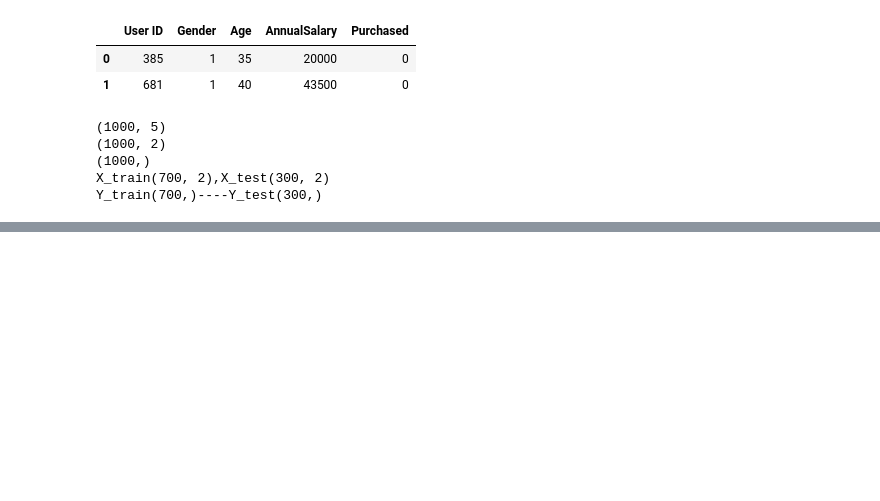
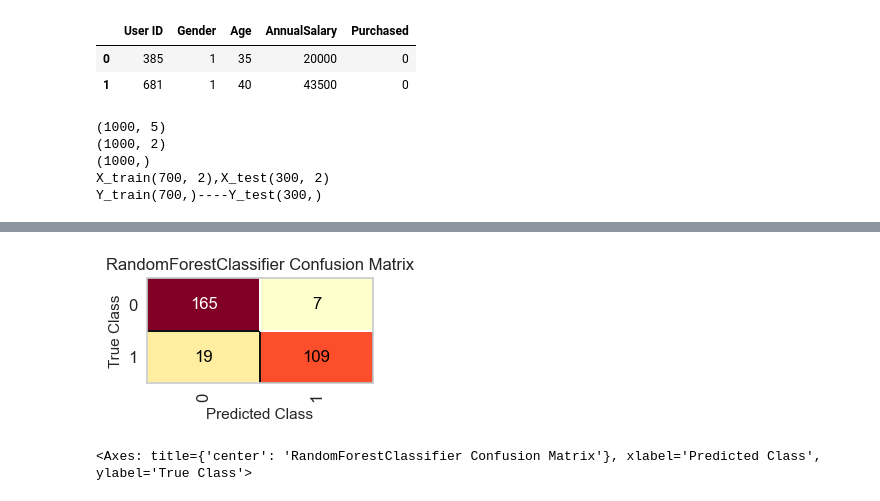
Before and after one commit to jluis-ml/Proyecto-venta-de-autos, a Jupyter notebook: 5_Final_Modelling.ipynb, the cells around one changed output, grey strips where cells are left out. Drawn from its saved outputs; the diff is of its cells as text; code cells hidden in the pictures; blank space fills up the shorter version.

```diff
--- a/5_Final_Modelling.ipynb
+++ b/5_Final_Modelling.ipynb
@@ -521,0 +555,9 @@ Accuracy del modelo en los datos de prueba: 0.9100
+# %%
+plt.figure(figsize=(3, 2))
+conf_matrix = ConfusionMatrix(rf_top1scaled)
+conf_matrix.fit(X_train, y_train)
+conf_matrix.score(X_test, y_test)
+conf_matrix.show()
+# %% [output]
+[figure, added]
+<Axes: title={'center': 'RandomForestClassifier Confusion Matrix'}, xlabel='Predicted Class', ylabel='True Class'>
```
Also changed, not shown: parts of 14 cells of this notebook.
